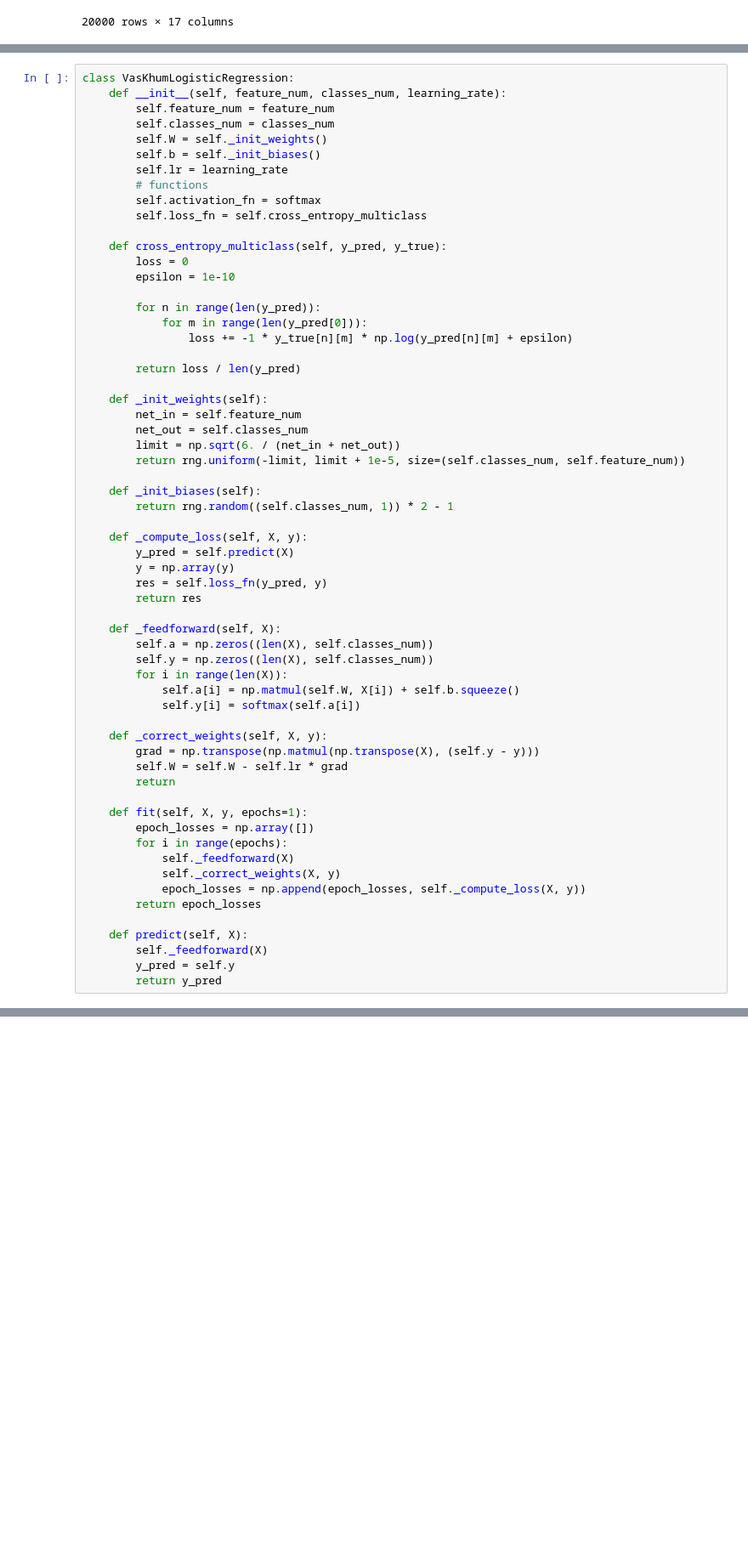
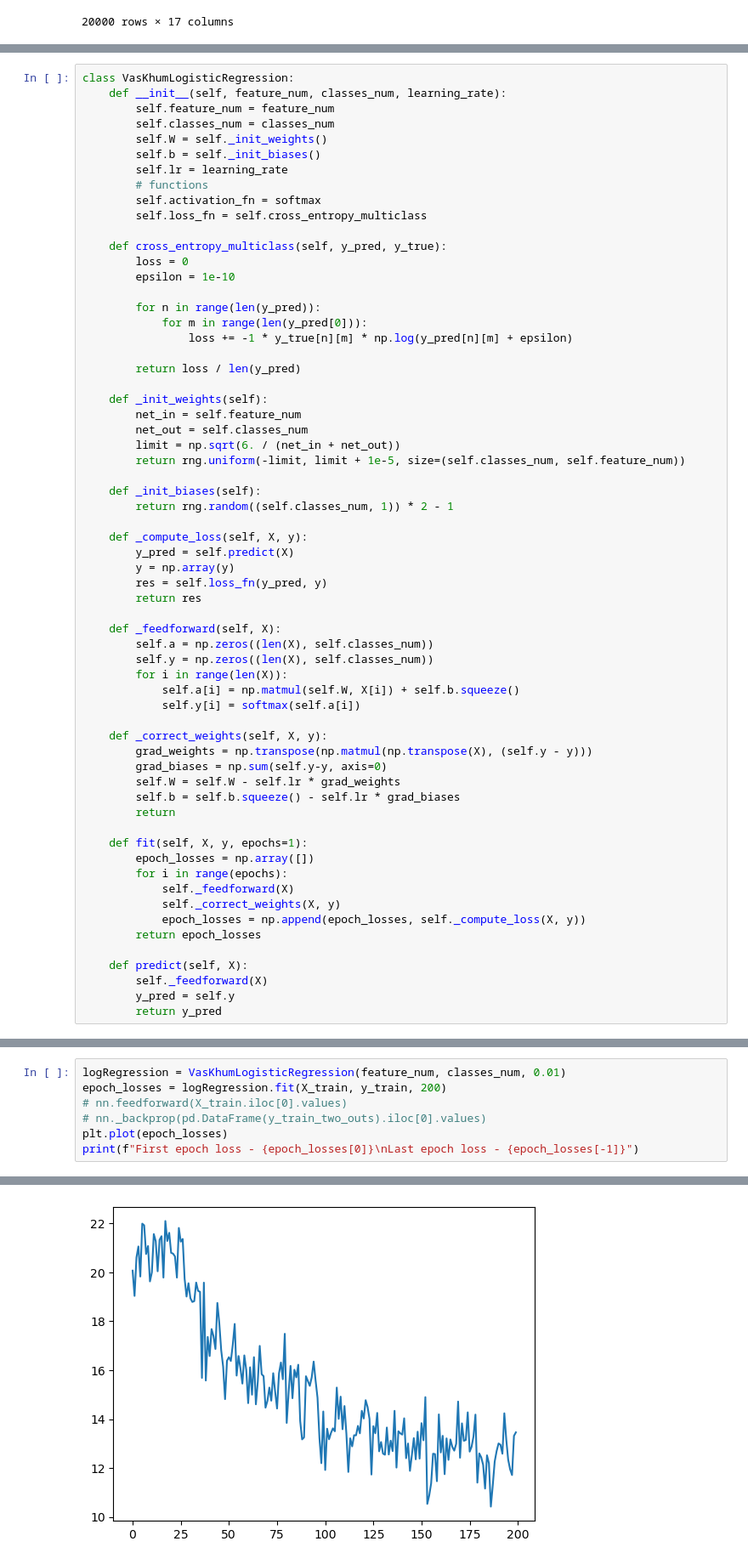
Before and after one commit to whoismuch/linear-models, a Jupyter notebook: linear-models.ipynb, the cells around one changed output, grey strips where cells are left out. Shown at 85% size. Saved outputs shown, nothing was run; the diff lists cells and outputs as text; blank space fills up the shorter version.

```diff
--- a/linear-models.ipynb
+++ b/linear-models.ipynb
@@ -115,8 +115,10 @@ class VasKhumLogisticRegression:
             self.y[i] = softmax(self.a[i])
 
     def _correct_weights(self, X, y):
-        grad = np.transpose(np.matmul(np.transpose(X), (self.y - y)))
-        self.W = self.W - self.lr * grad
+        grad_weights = np.transpose(np.matmul(np.transpose(X), (self.y - y)))
+        grad_biases = np.sum(self.y-y, axis=0)
+        self.W = self.W - self.lr * grad_weights
+        self.b = self.b.squeeze() - self.lr * grad_biases
         return
 
     def fit(self, X, y, epochs=1):
@@ -133,0 +142,8 @@ class VasKhumLogisticRegression:
+# %%
+logRegression = VasKhumLogisticRegression(feature_num, classes_num, 0.01)
+epoch_losses = logRegression.fit(X_train, y_train, 200)
+# nn.feedforward(X_train.iloc[0].values)
+# nn._backprop(pd.DataFrame(y_train_two_outs).iloc[0].values)
+plt.plot(epoch_losses)
+print(f"First epoch loss - {epoch_losses[0]}\nLast epoch loss - {epoch_losses[-1]}")
+# %% [output]
@@ -133,0 +152 @@ class VasKhumLogisticRegression:
+[figure, added]
```
Also changed, not shown: parts of 10 cells of this notebook, 1 other file.
